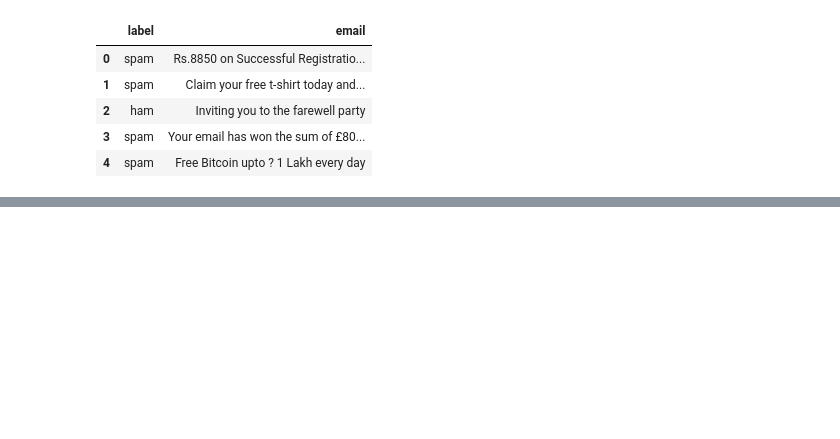
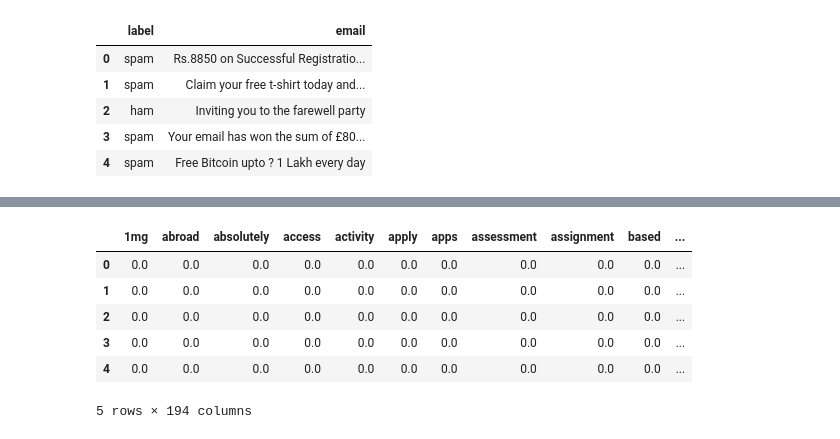
Before and after one commit to iamadityavishnu/spam-or-ham, a Jupyter notebook: spam or ham.ipynb, the cells around one changed output, grey strips where cells are left out. Cells and saved outputs as stored; diff of their text form; code cells hidden in the pictures; blank space fills up the shorter version.

```diff
--- a/spam or ham.ipynb
+++ b/spam or ham.ipynb
@@ -124,0 +70,14 @@ p_dist.head()
+# %%
+# Setting the column names as word tokens
+
+tfidf_tokens = vectorizer.get_feature_names()
+vectorized_data = vectorized_data.set_axis(tfidf_tokens, axis=1, inplace=False)
+vectorized_data.head()
+# %% [output]
+|  | 1mg | abroad | absolutely | access | activity | apply | apps | assessment | assignment | based | ... |
+| 0 | 0.0 | 0.0 | 0.0 | 0.0 | 0.0 | 0.0 | 0.0 | 0.0 | 0.0 | 0.0 | ... |
+| 1 | 0.0 | 0.0 | 0.0 | 0.0 | 0.0 | 0.0 | 0.0 | 0.0 | 0.0 | 0.0 | ... |
+| 2 | 0.0 | 0.0 | 0.0 | 0.0 | 0.0 | 0.0 | 0.0 | 0.0 | 0.0 | 0.0 | ... |
+| 3 | 0.0 | 0.0 | 0.0 | 0.0 | 0.0 | 0.0 | 0.0 | 0.0 | 0.0 | 0.0 | ... |
+| 4 | 0.0 | 0.0 | 0.0 | 0.0 | 0.0 | 0.0 | 0.0 | 0.0 | 0.0 | 0.0 | ... |
+5 rows × 194 columns
```
Also changed, not shown: parts of 31 cells of this notebook, 3 other files.
